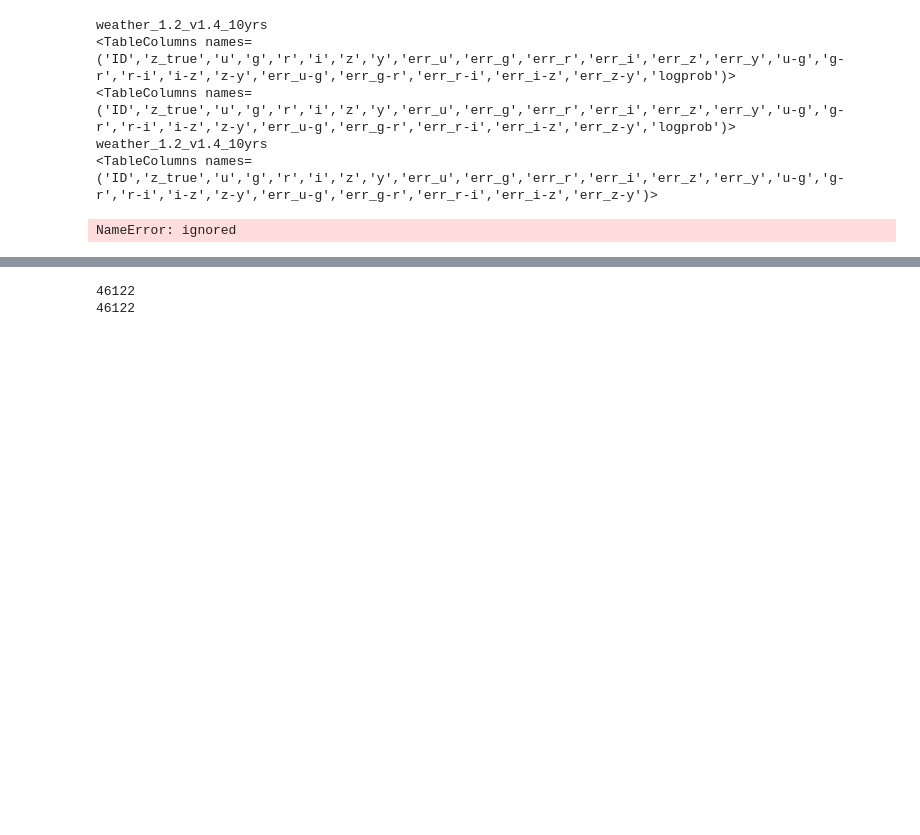
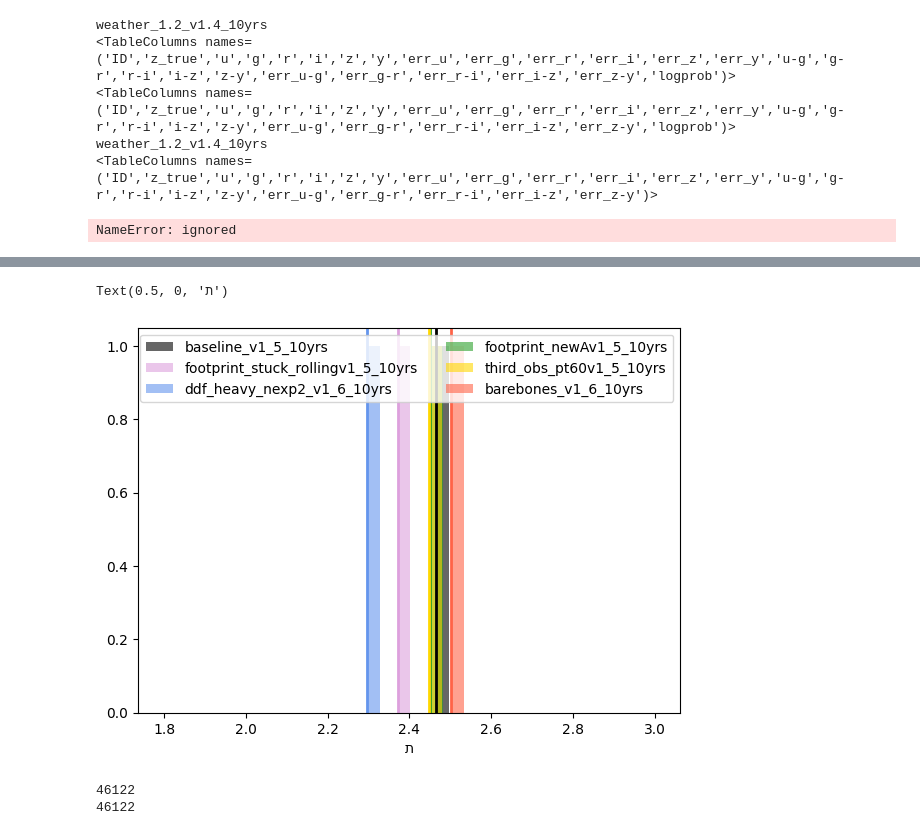
Before and after one commit to bscot/TheLastMetric, a Jupyter notebook: Example_TLM.ipynb, the cells around one changed output, grey strips where cells are left out. Drawn from its saved outputs; the diff is of its cells as text; code cells hidden in the pictures; blank space fills up the shorter version.

```diff
--- a/Example_TLM.ipynb
+++ b/Example_TLM.ipynb
@@ -441,7 +441,7 @@ def compute_last_metric(flow, photometry, redshift,
   entropy = pz.entropy()
 
   # Computing lower bound
-  mutual_information_lower_bound = flow.log_prob(flow.info["condition_scaler"](cat)) + entropy
+  mutual_information_lower_bound = flow.log_prob(cat) + entropy
 
   return mutual_information_lower_bound
 # %%
@@ -455,12 +467,15 @@ for which_os in available_os:
 # %%
 plt.figure(figsize=(7,5))
 for which_os in available_os:
-  plt.hist(np.mean(all_tlm[which_os],axis=1), 32, range=[2.95, 3.35], alpha=0.6,
+  plt.hist(np.mean(all_tlm[which_os],axis=1), 32, alpha=0.6,
        color=os_colors[which_os], label=os_names[which_os])
   plt.axvline(np.mean(all_tlm[which_os]), color=os_colors[which_os], linewidth=2)
 plt.legend(ncol=2)
 plt.xlabel(chr(0x05ea))
-plt.savefig('metrics.pdf', bbox_inches = 'tight', pad_inches = 0 )
+# plt.savefig('metrics.pdf', bbox_inches = 'tight', pad_inches = 0 )
+# %% [output]
+Text(0.5, 0, 'ת')
+[figure, added]
 # %%
 # all_logp = {}
 # for which_os in available_os:
```
Also changed, not shown: parts of 9 cells of this notebook.
